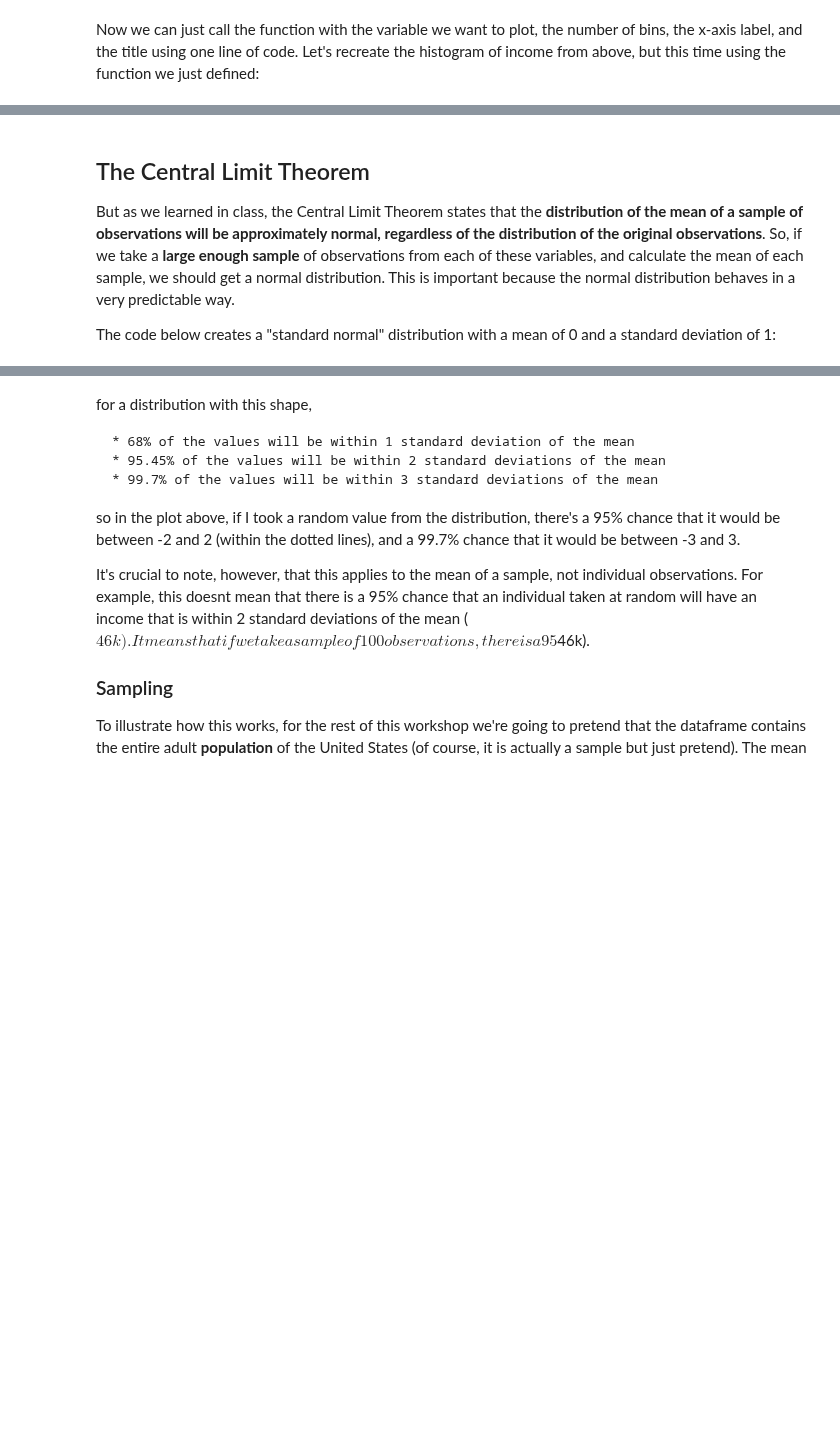
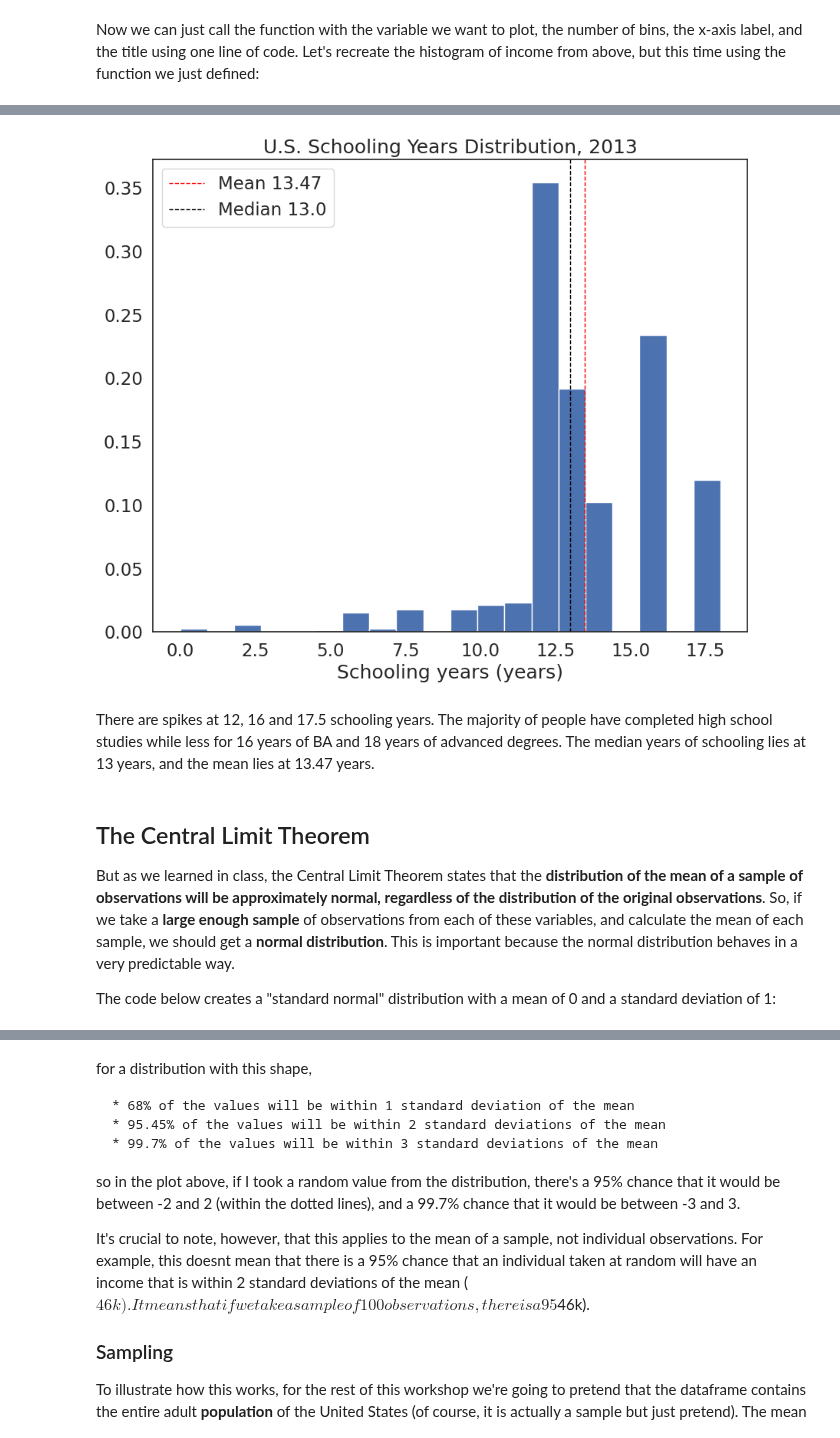
Before and after one commit to lazysheephaha/qm2, a Jupyter notebook: notebooks/W05. Distributions and Basic Statistics.ipynb, the cells around one changed output, grey strips where cells are left out. Cells and saved outputs as stored; diff of their text form; code cells hidden in the pictures; blank space fills up the shorter version.

```diff
--- a/notebooks/W05. Distributions and Basic Statistics.ipynb
+++ b/notebooks/W05. Distributions and Basic Statistics.ipynb
@@ -320,7 +327,14 @@ If we want to produce lots of similar plots, this really helps us cut down on re
+# %%
+plot_histogram(variable = df['sch'], bin_number = 20, xlab = 'Schooling years (years)', title = 'U.S. Schooling Years Distribution, 2013')
+# %% [output]
+[figure, added]
+# %% [markdown]
+There are spikes at 12, 16 and 17.5 schooling years. The majority of people have completed high school studies while less for 16 years of BA and 18 years of advanced degrees.
+The median years of schooling lies at 13 years, and the mean lies at 13.47 years.
 # %% [markdown]
 ## The Central Limit Theorem
 
-But as we learned in class, the Central Limit Theorem states that the **distribution of the mean of a sample of observations will be approximately normal, regardless of the distribution of the original observations**. So, if we take a **large enough sample** of observations from each of these variables, and calculate the mean of each sample, we should get a normal distribution. This is important because the normal distribution behaves in a very predictable way.
+But as we learned in class, the Central Limit Theorem states that the **distribution of the mean of a sample of observations will be approximately normal, regardless of the distribution of the original observations**. So, if we take a **large enough sample** of observations from each of these variables, and calculate the mean of each sample, we should get a **normal distribution**. This is important because the normal distribution behaves in a very predictable way.
 
 The code below creates a "standard normal" distribution with a mean of 0 and a standard deviation of 1:
 # %%
```
Also changed, not shown: parts of 25 cells of this notebook.
